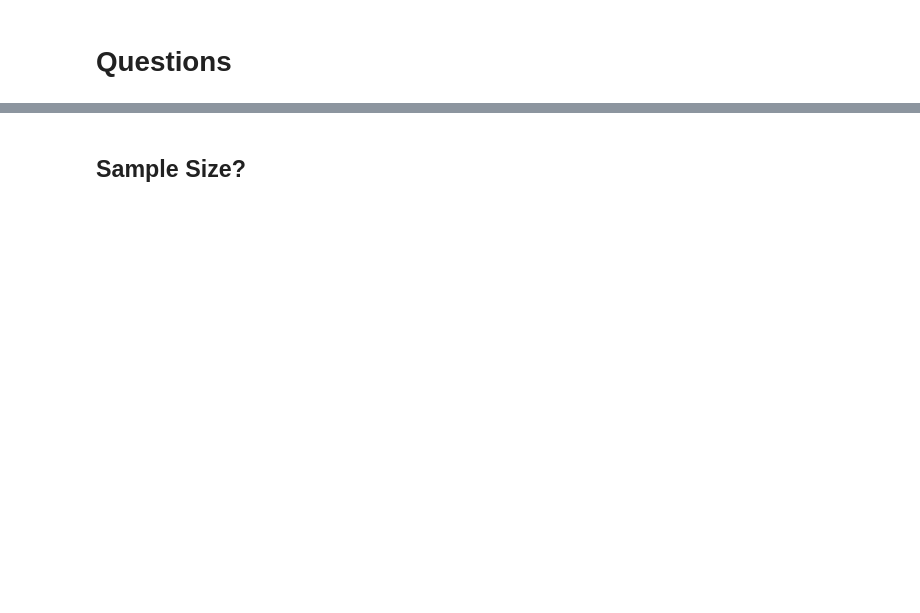
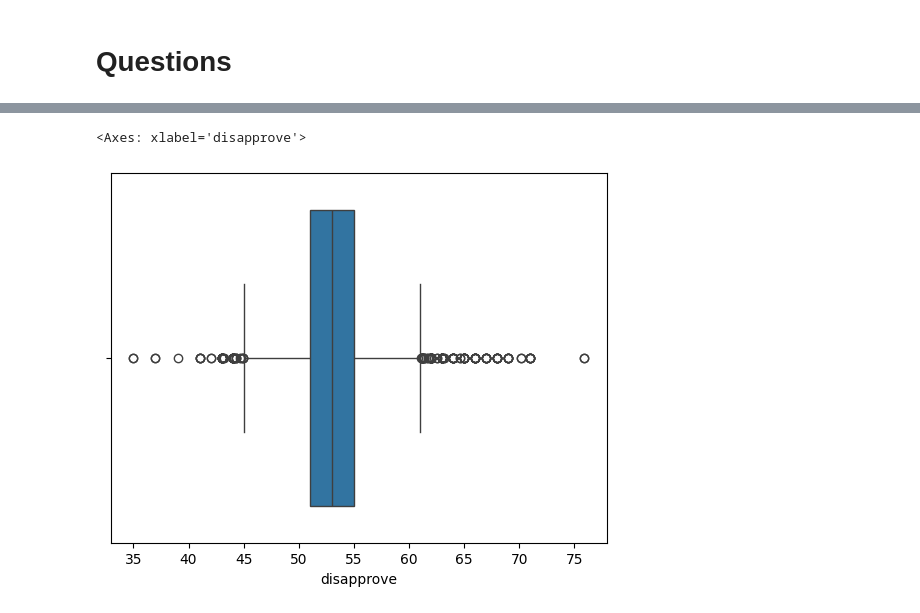
Before and after one commit to dvillarreal-ayala/Data-Analysis, a Jupyter notebook: dataanalysis.ipynb, the cells around one changed output, grey strips where cells are left out. Drawn from its saved outputs; the diff is of its cells as text; code cells hidden in the pictures; blank space fills up the shorter version.

```diff
--- a/dataanalysis.ipynb
+++ b/dataanalysis.ipynb
@@ -49,4 +76,5 @@ sns.histplot(data=df, x="disapprove", binwidth=1)
-# %% [markdown]
-## Sample Size?
 # %%
-sns.histplot(data=df, x="samplesize", discrete=True)
+sns.boxplot(data=df, x="disapprove")
+# %% [output]
+<Axes: xlabel='disapprove'>
+[figure, added]
```
Also changed, not shown: parts of 18 cells of this notebook.
